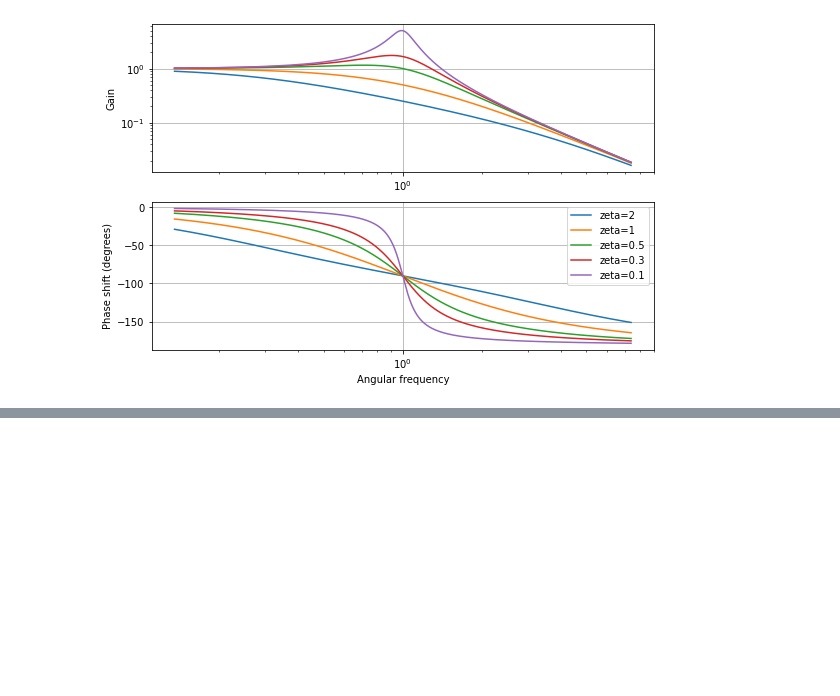
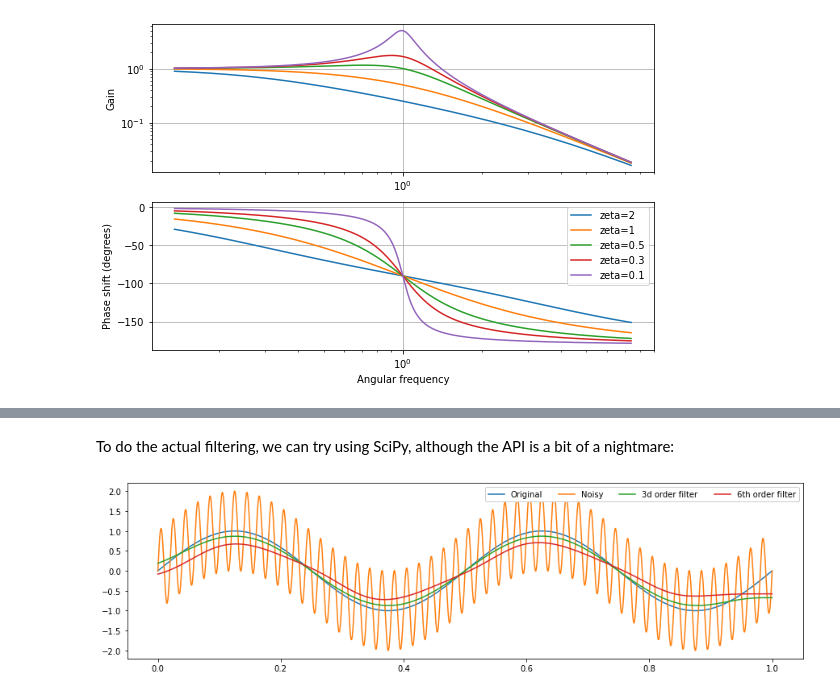
Before and after one commit to CardiacModelling/fitting-notebooks, a Jupyter notebook: artefacts/appendix-D-laplace-and-filters.ipynb, the cells around one changed output, grey strips where cells are left out. Cells and saved outputs as stored; diff of their text form; code cells hidden in the pictures; blank space fills up the shorter version.

```diff
--- a/artefacts/appendix-D-laplace-and-filters.ipynb
+++ b/artefacts/appendix-D-laplace-and-filters.ipynb
@@ -1176,0 +1161,35 @@ Alternatively:
+# %% [markdown]
+To do the actual filtering, we can try using SciPy, although the API is a bit of a nightmare:
+# %%
+import scipy.signal
+
+t = np.linspace(0, 1, 10001)
+f = 1 / t[1]   # Sampling frequency, in Hz
+w = 50         # Cut-off frequency, in Hz
+
+def sin(x, f):
+    """ Draw a sine wave with frequency f. """
+    return np.sin(2 * np.pi * f * x)
+
+def low_pass(data, w, f, n=3):
+    """ Apply a Bessel low-pass filter with cut-off w (in Hz). """
+    # For whatever reason, scipy's API wants you to specify
+    # frequencies as fractions of half the sampling frequency.
+    w = w / (f / 2)
+    b, a = scipy.signal.bessel(n, w, btype='lowpass')
+    return scipy.signal.filtfilt(b, a, data)
+
+x = sin(t, 2)
+y = x + sin(t, 50)
+
+fig = plt.figure(figsize=(15, 4))
+ax = fig.add_subplot()
+ax.plot(t, x, label='Original')
+ax.plot(t, y, label='Noisy')
+w = 6
+ax.plot(t, low_pass(x, w, f, n=3), label='3d order filter')
+ax.plot(t, low_pass(x, w, f, n=6), label='6th order filter')
+ax.legend(ncol=4, framealpha=1)
+plt.show()
+# %% [output]
+[figure, added]
```
Also changed, not shown: parts of 23 cells of this notebook, 2 other files.
